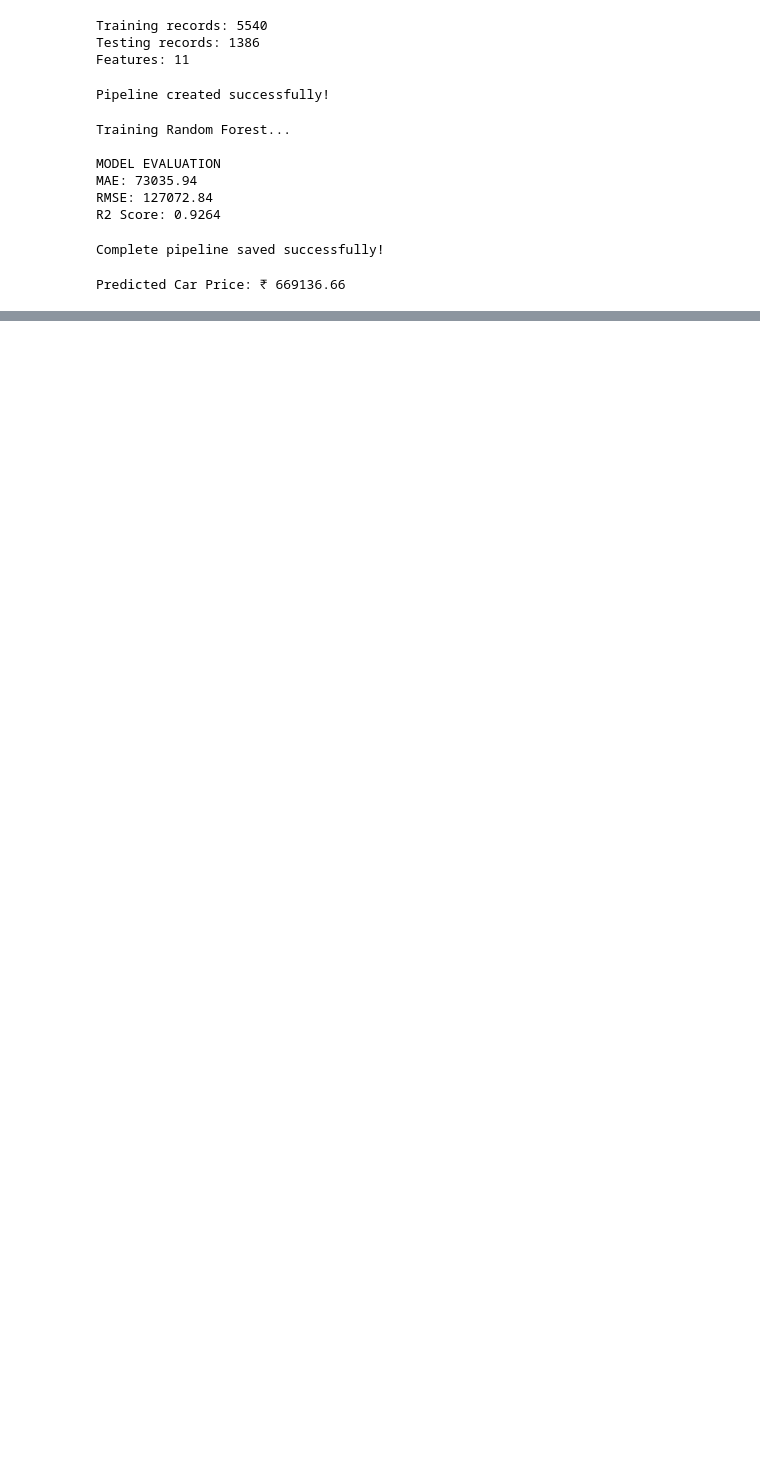
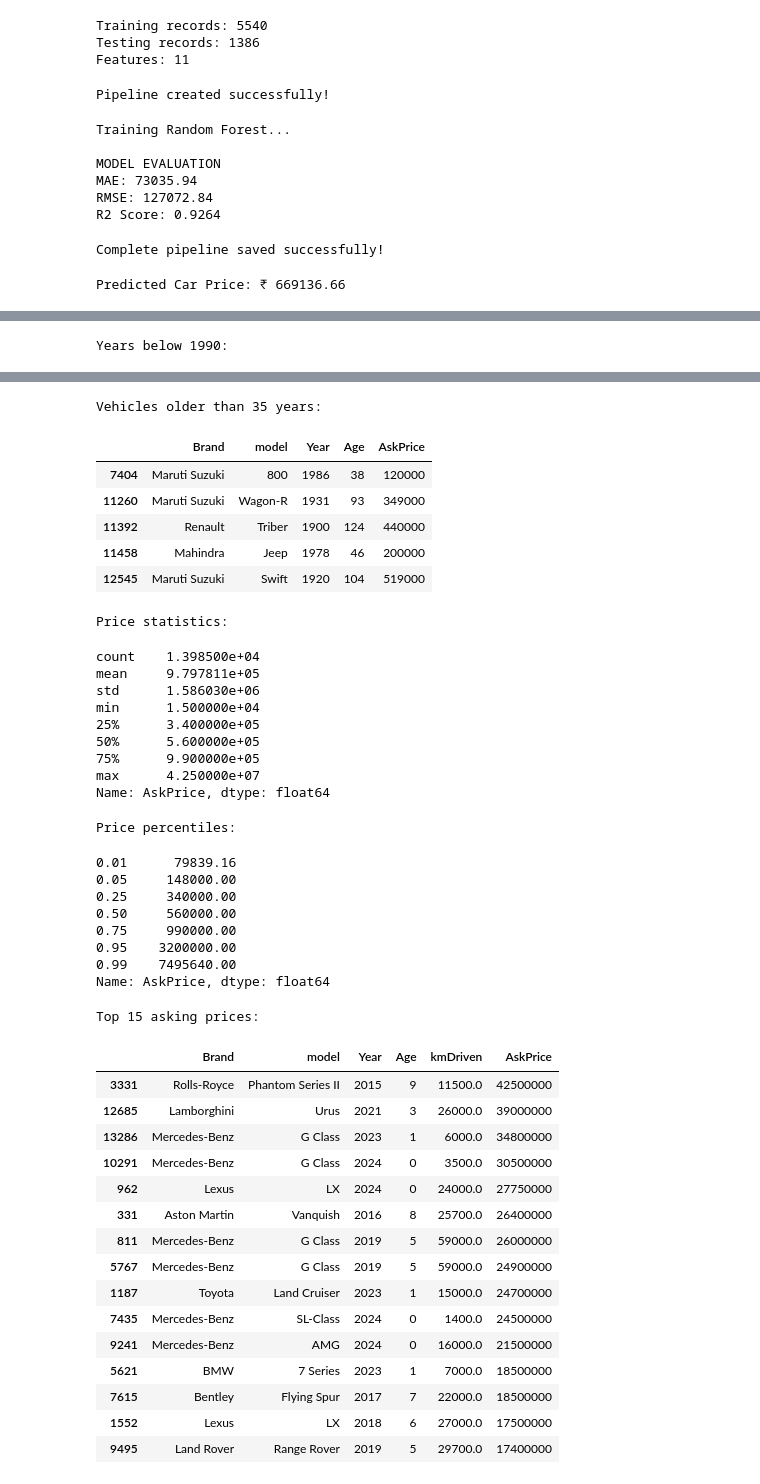
Before and after one commit to Gurasees1234/CarWise-AI, a Jupyter notebook: notebooks/01_model_training.ipynb, the cells around one changed output, grey strips where cells are left out. Saved outputs shown, nothing was run; the diff lists cells and outputs as text; code cells hidden in the pictures; blank space fills up the shorter version.

```diff
--- a/notebooks/01_model_training.ipynb
+++ b/notebooks/01_model_training.ipynb
@@ -556,0 +684,27 @@ Predicted Car Price: ₹ 669136.66
+# %%
+print("Years below 1990:")
+
+display(df.loc[df["Year"] < 1990, [
+    "Brand", "model", "Year", "Age", "AskPrice"
+]].head(20))
+
+print("\nVehicles older than 35 years:")
+
+display(df.loc[df["Age"] > 35, [
+    "Brand", "model", "Year", "Age", "AskPrice"
+]].head(20))
+
+print("\nPrice statistics:")
+display(df["AskPrice"].describe())
+
+print("\nPrice percentiles:")
+display(df["AskPrice"].quantile(
+    [0.01, 0.05, 0.25, 0.50, 0.75, 0.95, 0.99]
+))
+
+print("\nTop 15 asking prices:")
+display(df.nlargest(15, "AskPrice")[[
+    "Brand", "model", "Year", "Age", "kmDriven", "AskPrice"
+]])
+# %% [output]
+Years below 1990:
@@ -556,0 +717,43 @@ Predicted Car Price: ₹ 669136.66
+Vehicles older than 35 years:
+|  | Brand | model | Year | Age | AskPrice |
+| 7404 | Maruti Suzuki | 800 | 1986 | 38 | 120000 |
+| 11260 | Maruti Suzuki | Wagon-R | 1931 | 93 | 349000 |
+| 11392 | Renault | Triber | 1900 | 124 | 440000 |
+| 11458 | Mahindra | Jeep | 1978 | 46 | 200000 |
+| 12545 | Maruti Suzuki | Swift | 1920 | 104 | 519000 |
+Price statistics:
+count    1.398500e+04
+mean     9.797811e+05
+std      1.586030e+06
+min      1.500000e+04
+25%      3.400000e+05
+50%      5.600000e+05
+75%      9.900000e+05
+max      4.250000e+07
+Name: AskPrice, dtype: float64
+Price percentiles:
+0.01      79839.16
+0.05     148000.00
+0.25     340000.00
+0.50     560000.00
+0.75     990000.00
+0.95    3200000.00
+0.99    7495640.00
+Name: AskPrice, dtype: float64
+Top 15 asking prices:
+|  | Brand | model | Year | Age | kmDriven | AskPrice |
+| 3331 | Rolls-Royce | Phantom Series II | 2015 | 9 | 11500.0 | 42500000 |
+| 12685 | Lamborghini | Urus | 2021 | 3 | 26000.0 | 39000000 |
+| 13286 | Mercedes-Benz | G Class | 2023 | 1 | 6000.0 | 34800000 |
+| 10291 | Mercedes-Benz | G Class | 2024 | 0 | 3500.0 | 30500000 |
+| 962 | Lexus | LX | 2024 | 0 | 24000.0 | 27750000 |
+| 331 | Aston Martin | Vanquish | 2016 | 8 | 25700.0 | 26400000 |
+| 811 | Mercedes-Benz | G Class | 2019 | 5 | 59000.0 | 26000000 |
+| 5767 | Mercedes-Benz | G Class | 2019 | 5 | 59000.0 | 24900000 |
+| 1187 | Toyota | Land Cruiser | 2023 | 1 | 15000.0 | 24700000 |
+| 7435 | Mercedes-Benz | SL-Class | 2024 | 0 | 1400.0 | 24500000 |
+| 9241 | Mercedes-Benz | AMG | 2024 | 0 | 16000.0 | 21500000 |
+| 5621 | BMW | 7 Series | 2023 | 1 | 7000.0 | 18500000 |
+| 7615 | Bentley | Flying Spur | 2017 | 7 | 22000.0 | 18500000 |
+| 1552 | Lexus | LX | 2018 | 6 | 27000.0 | 17500000 |
+| 9495 | Land Rover | Range Rover | 2019 | 5 | 29700.0 | 17400000 |
```
Also changed, not shown: parts of 11 cells of this notebook, 8 other files.
